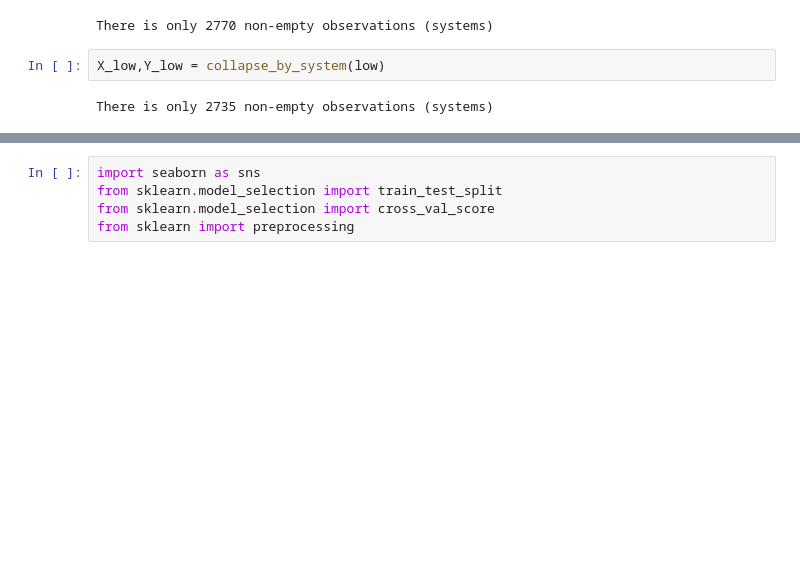
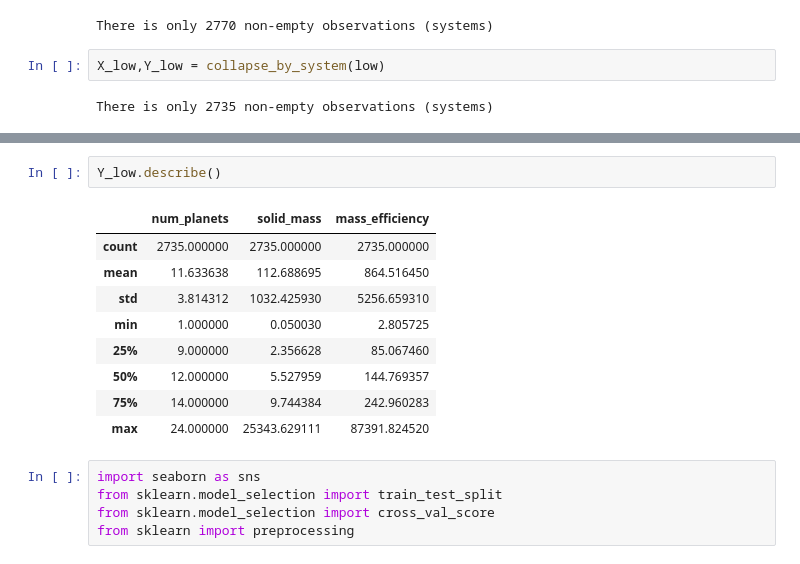
Before and after one commit to cebasfu93/planetaryFormation, a Jupyter notebook: dataExploration.ipynb, the cells around one changed output, grey strips where cells are left out. Saved outputs shown, nothing was run; the diff lists cells and outputs as text; blank space fills up the shorter version.

```diff
--- a/dataExploration.ipynb
+++ b/dataExploration.ipynb
@@ -129,3 +131,15 @@ X_low.describe()
+# %%
+Y_low.describe()
+# %% [output]
+|  | num_planets | solid_mass | mass_efficiency |
+| count | 2735.000000 | 2735.000000 | 2735.000000 |
+| mean | 11.633638 | 112.688695 | 864.516450 |
+| std | 3.814312 | 1032.425930 | 5256.659310 |
+| min | 1.000000 | 0.050030 | 2.805725 |
+| 25% | 9.000000 | 2.356628 | 85.067460 |
+| 50% | 12.000000 | 5.527959 | 144.769357 |
+| 75% | 14.000000 | 9.744384 | 242.960283 |
+| max | 24.000000 | 25343.629111 | 87391.824520 |
 # %%
 import seaborn as sns
 from sklearn.model_selection import train_test_split
```
Also changed, not shown: parts of 11 cells of this notebook.
